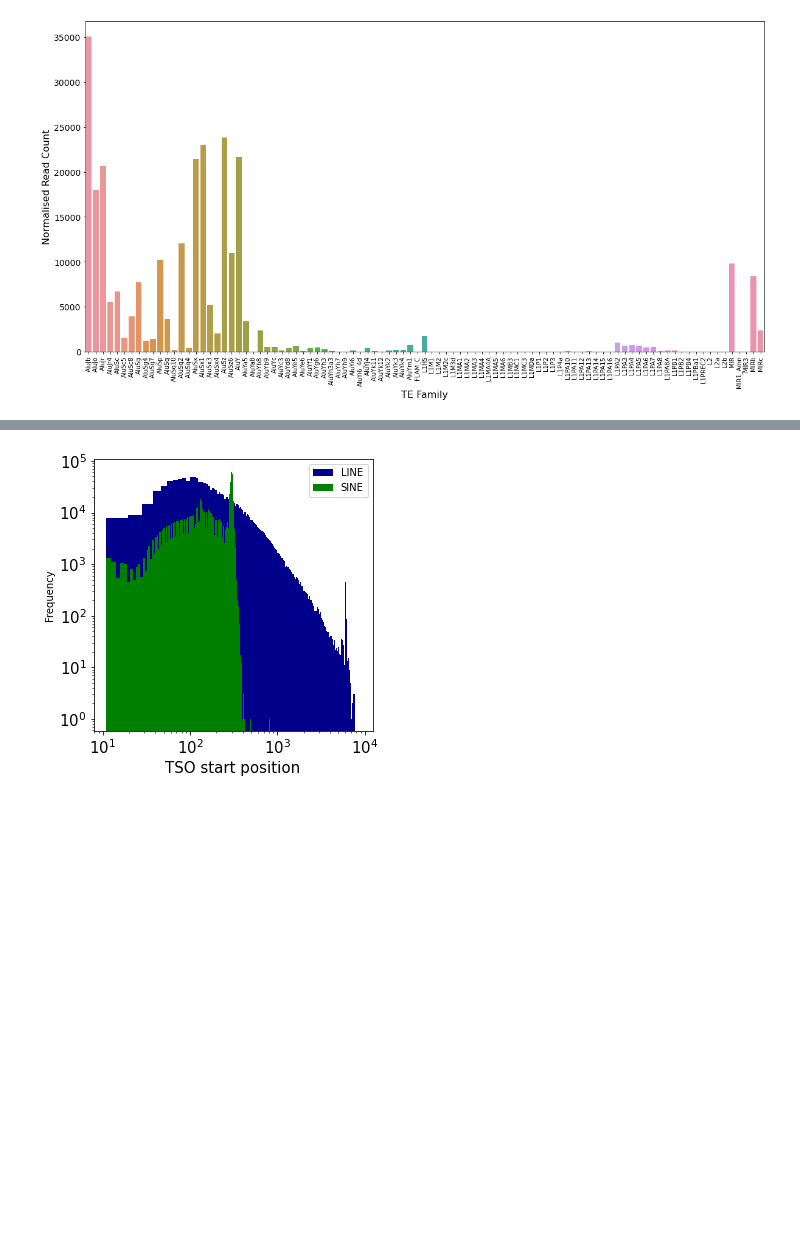
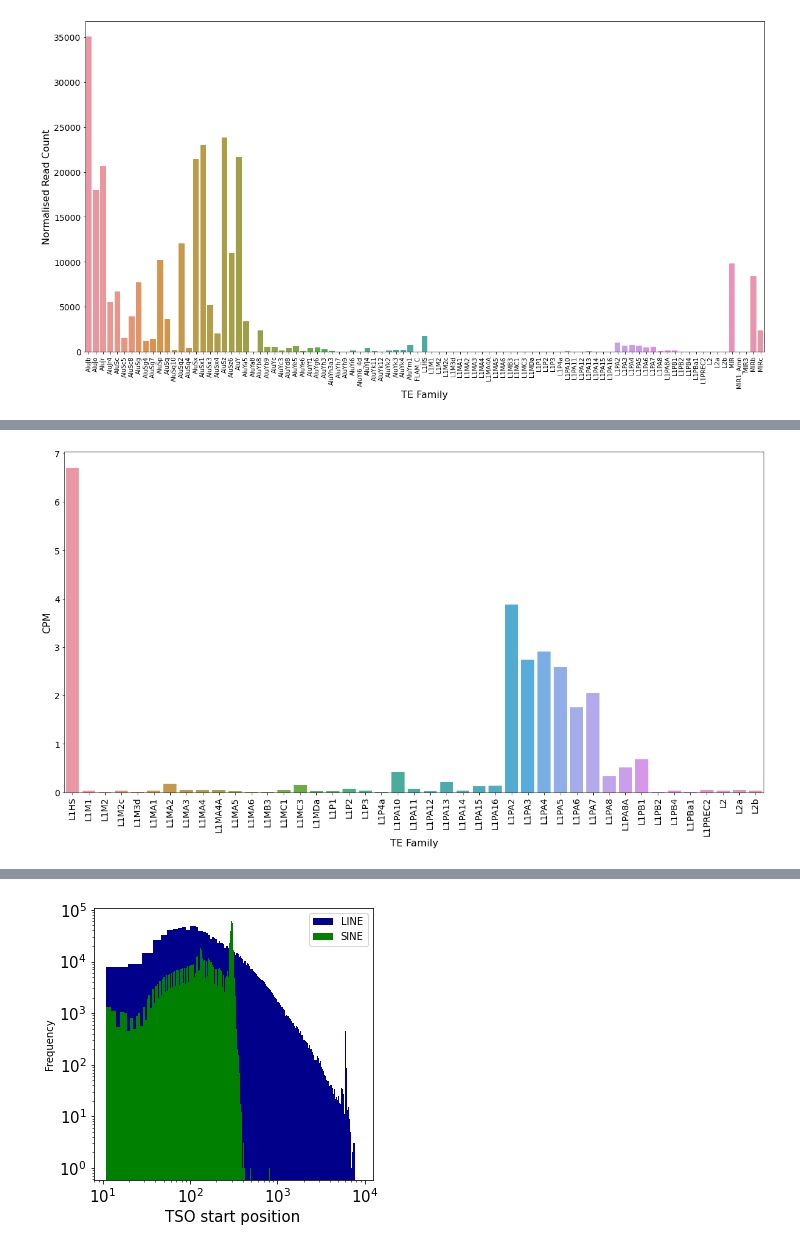
Before and after one commit to dmnburrows/line1_ageing, a Jupyter notebook: te_rna.ipynb, the cells around one changed output, grey strips where cells are left out. Saved outputs shown, nothing was run; the diff lists cells and outputs as text; code cells hidden in the pictures; blank space fills up the shorter version.

Commit message:
Computing evolutionary age

```diff
--- a/te_rna.ipynb
+++ b/te_rna.ipynb
@@ -654,0 +690,4 @@ Name: Count, Length: 95, dtype: float64
+# %%
+#Subset LINEs - order by evolutionary age
+line = count_df[count_df['class_id'] == 'LINE']
+line
@@ -654,0 +708,14 @@ Name: Count, Length: 95, dtype: float64
+# %%
+import seaborn as sns
+fig,ax = plt.subplots(figsize=(20,10))
+sns.barplot(data=line.groupby(['gene_id']).sum(), x=line.groupby(['gene_id']).sum().index, y="CPM")
+#increase size of labels
+plt.xticks(fontsize=14, rotation=90)
+plt.yticks(fontsize=14)
+plt.xlabel('TE Family', fontsize=16)
+plt.ylabel('CPM', fontsize=16)
+#make yaxis log scale
+#plt.yscale('log')
+plt.show()
+# %% [output]
+[figure, added]
```
Also changed, not shown: parts of 19 cells of this notebook, 1 other file.
